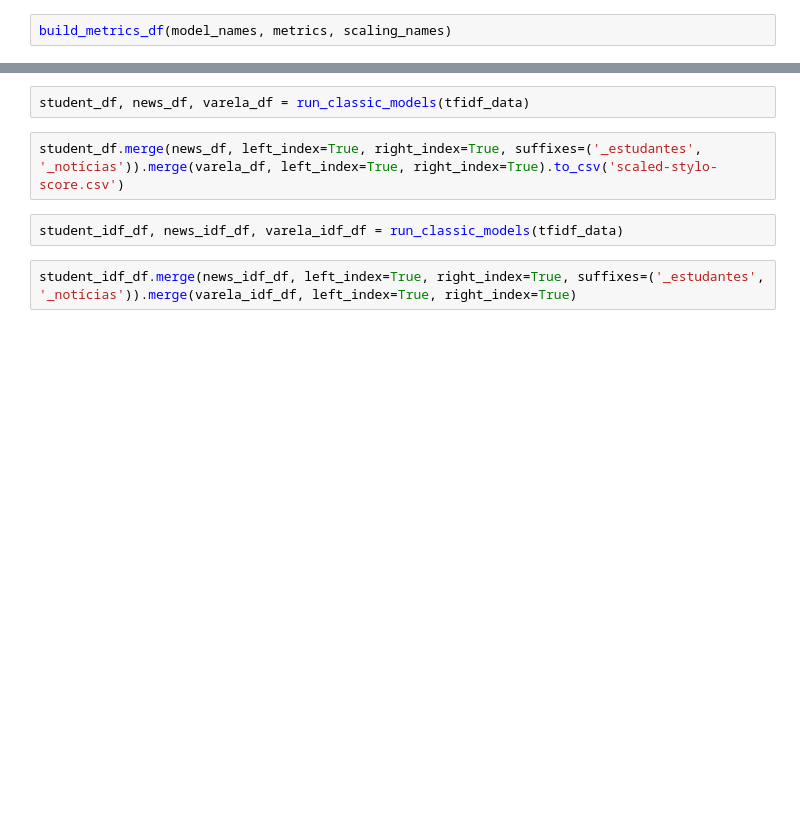
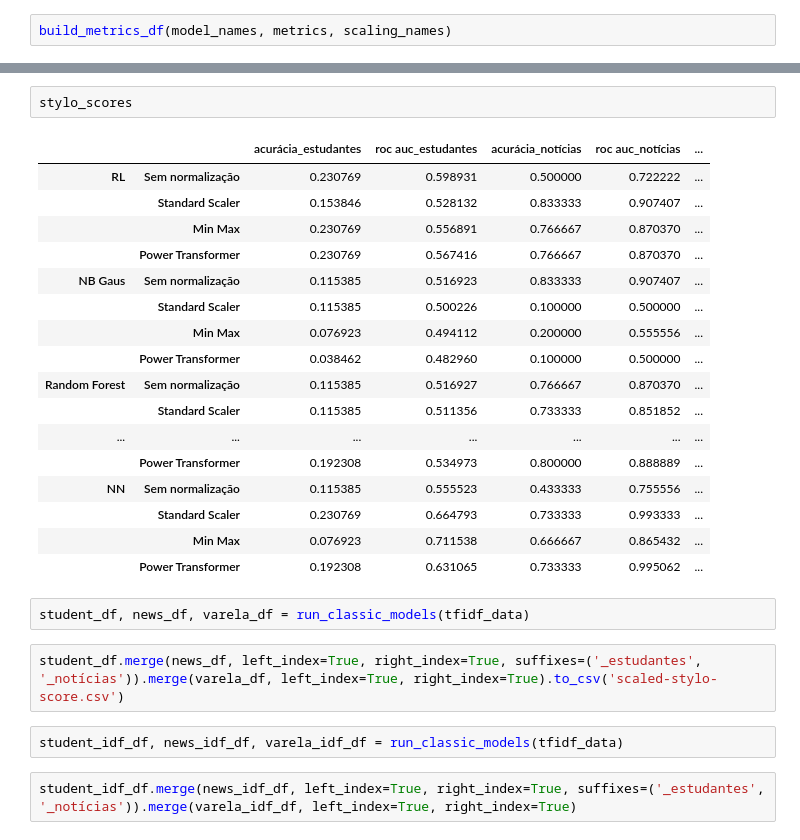
Before and after one commit to Daanielvb/authorship-classification, a Jupyter notebook: Model_optimization.ipynb, the cells around one changed output, grey strips where cells are left out. Saved outputs shown, nothing was run; the diff lists cells and outputs as text; blank space fills up the shorter version.

```diff
--- a/Model_optimization.ipynb
+++ b/Model_optimization.ipynb
@@ -581,3 +790,23 @@ std_idf.merge(news_idf, left_index=True, right_index=True, suffixes=('_estudante
+# %%
+stylo_scores
+# %% [output]
+|  |  | acurácia_estudantes | roc auc_estudantes | acurácia_notícias | roc auc_notícias | ... |
+| RL | Sem normalização | 0.230769 | 0.598931 | 0.500000 | 0.722222 | ... |
+|  | Standard Scaler | 0.153846 | 0.528132 | 0.833333 | 0.907407 | ... |
+|  | Min Max | 0.230769 | 0.556891 | 0.766667 | 0.870370 | ... |
+|  | Power Transformer | 0.230769 | 0.567416 | 0.766667 | 0.870370 | ... |
+| NB Gaus | Sem normalização | 0.115385 | 0.516923 | 0.833333 | 0.907407 | ... |
+|  | Standard Scaler | 0.115385 | 0.500226 | 0.100000 | 0.500000 | ... |
+|  | Min Max | 0.076923 | 0.494112 | 0.200000 | 0.555556 | ... |
+|  | Power Transformer | 0.038462 | 0.482960 | 0.100000 | 0.500000 | ... |
+| Random Forest | Sem normalização | 0.115385 | 0.516927 | 0.766667 | 0.870370 | ... |
+|  | Standard Scaler | 0.115385 | 0.511356 | 0.733333 | 0.851852 | ... |
+| ... | ... | ... | ... | ... | ... | ... |
+|  | Power Transformer | 0.192308 | 0.534973 | 0.800000 | 0.888889 | ... |
+| NN | Sem normalização | 0.115385 | 0.555523 | 0.433333 | 0.755556 | ... |
+|  | Standard Scaler | 0.230769 | 0.664793 | 0.733333 | 0.993333 | ... |
+|  | Min Max | 0.076923 | 0.711538 | 0.666667 | 0.865432 | ... |
+|  | Power Transformer | 0.192308 | 0.631065 | 0.733333 | 0.995062 | ... |
 # %%
 student_df, news_df, varela_df = run_classic_models(tfidf_data)
 # %%
```
Also changed, not shown: parts of 165 cells of this notebook, 6 other files.
